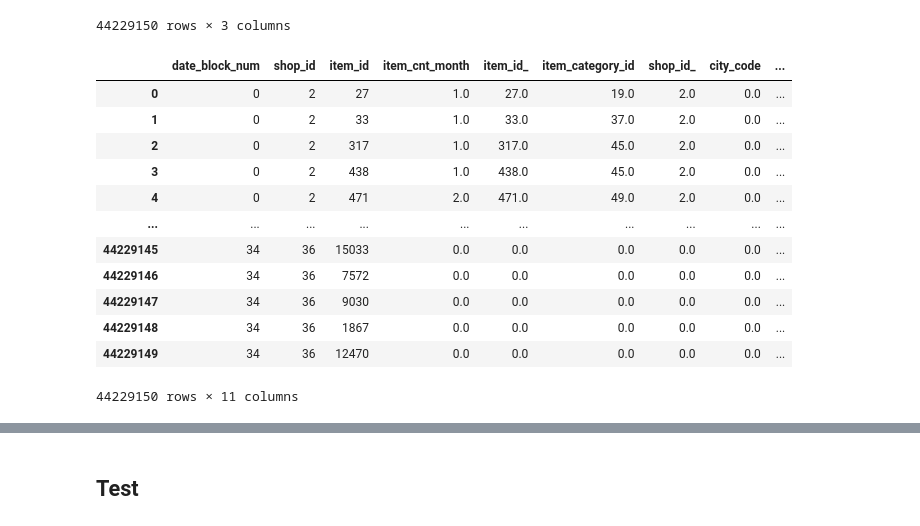
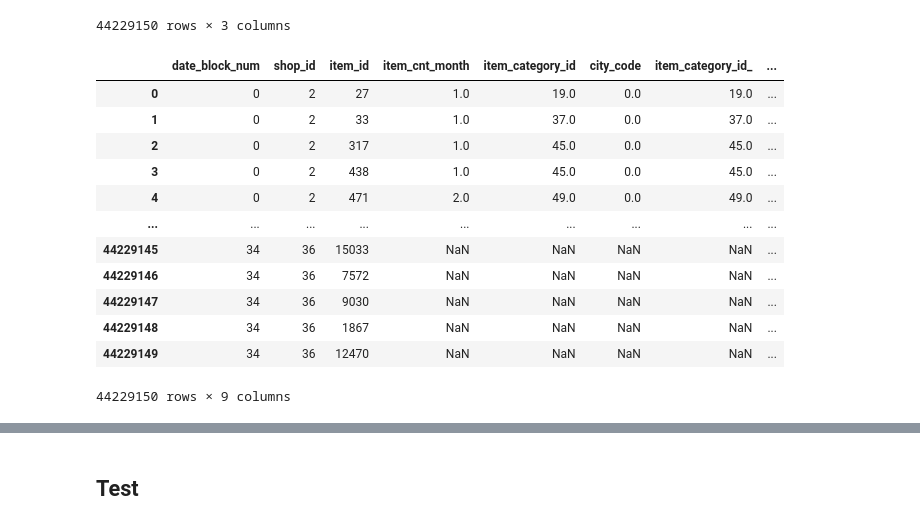
Before and after one commit to kooooyooooo/RussiaShakyo, a Jupyter notebook: 003shakyo_3.ipynb, the cells around one changed output, grey strips where cells are left out. Saved outputs shown, nothing was run; the diff lists cells and outputs as text; code cells hidden in the pictures.

```diff
--- a/shakyo_3.ipynb
+++ b/003shakyo_3.ipynb
@@ -104,19 +106,20 @@ empty_df
 44229150 rows × 3 columns
 # %%
 train_monthly = pd.merge(empty_df, train_monthly, on=['date_block_num','shop_id','item_id'], how='left')
-train_monthly.fillna(0, inplace=True)
+
+train_monthly.drop(['item_id_','shop_id_'], axis=1, inplace=True)
 train_monthly
 # %% [output]
-|  | date_block_num | shop_id | item_id | item_cnt_month | item_id_ | item_category_id | shop_id_ | city_code | ... |
-| 0 | 0 | 2 | 27 | 1.0 | 27.0 | 19.0 | 2.0 | 0.0 | ... |
-| 1 | 0 | 2 | 33 | 1.0 | 33.0 | 37.0 | 2.0 | 0.0 | ... |
-| 2 | 0 | 2 | 317 | 1.0 | 317.0 | 45.0 | 2.0 | 0.0 | ... |
-| 3 | 0 | 2 | 438 | 1.0 | 438.0 | 45.0 | 2.0 | 0.0 | ... |
-| 4 | 0 | 2 | 471 | 2.0 | 471.0 | 49.0 | 2.0 | 0.0 | ... |
-| ... | ... | ... | ... | ... | ... | ... | ... | ... | ... |
-| 44229145 | 34 | 36 | 15033 | 0.0 | 0.0 | 0.0 | 0.0 | 0.0 | ... |
-| 44229146 | 34 | 36 | 7572 | 0.0 | 0.0 | 0.0 | 0.0 | 0.0 | ... |
-| 44229147 | 34 | 36 | 9030 | 0.0 | 0.0 | 0.0 | 0.0 | 0.0 | ... |
-| 44229148 | 34 | 36 | 1867 | 0.0 | 0.0 | 0.0 | 0.0 | 0.0 | ... |
-| 44229149 | 34 | 36 | 12470 | 0.0 | 0.0 | 0.0 | 0.0 | 0.0 | ... |
+|  | date_block_num | shop_id | item_id | item_cnt_month | item_category_id | city_code | item_category_id_ | ... |
+| 0 | 0 | 2 | 27 | 1.0 | 19.0 | 0.0 | 19.0 | ... |
+| 1 | 0 | 2 | 33 | 1.0 | 37.0 | 0.0 | 37.0 | ... |
+| 2 | 0 | 2 | 317 | 1.0 | 45.0 | 0.0 | 45.0 | ... |
+| 3 | 0 | 2 | 438 | 1.0 | 45.0 | 0.0 | 45.0 | ... |
+| 4 | 0 | 2 | 471 | 2.0 | 49.0 | 0.0 | 49.0 | ... |
+| ... | ... | ... | ... | ... | ... | ... | ... | ... |
+| 44229145 | 34 | 36 | 15033 | NaN | NaN | NaN | NaN | ... |
+| 44229146 | 34 | 36 | 7572 | NaN | NaN | NaN | NaN | ... |
+| 44229147 | 34 | 36 | 9030 | NaN | NaN | NaN | NaN | ... |
+| 44229148 | 34 | 36 | 1867 | NaN | NaN | NaN | NaN | ... |
+| 44229149 | 34 | 36 | 12470 | NaN | NaN | NaN | NaN | ... |
-44229150 rows × 11 columns
+44229150 rows × 9 columns
```
Also changed, not shown: parts of 12 cells of this notebook, 3 other files.
